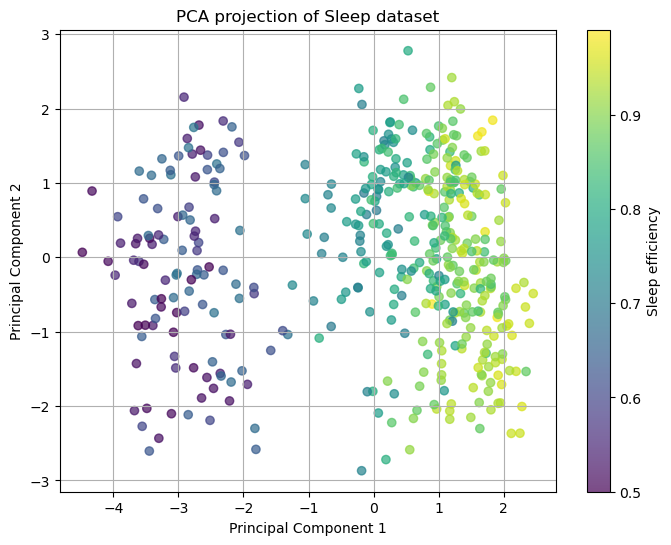
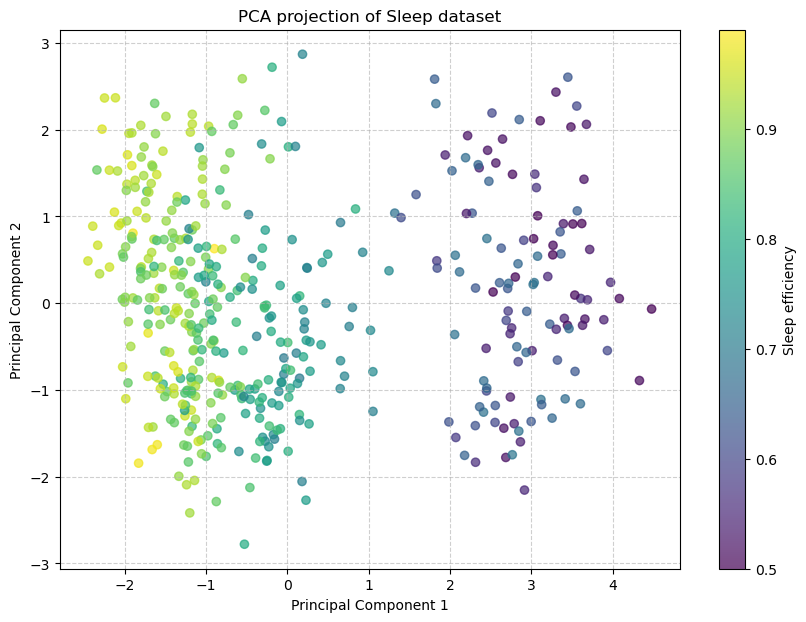
The notebook cell's code change between the first figure and the second:
--- before
+++ after
@@ -1,11 +1,14 @@
 import matplotlib.pyplot as plt
 
-plt.figure(figsize=(8, 6))
-plt.figure(figsize=(8,6))
+plt.figure(figsize=(10, 7))
 
-plt.scatter(projected[:,0], projected[:,1],
-            c=X['Sleep efficiency'],
-            cmap='viridis',
-            alpha=0.7)
+# Correction ici : on utilise .iloc pour accéder aux colonnes par position
+plt.scatter(
+    projected.iloc[:, 0], # Axe X (Composante 1)
+    projected.iloc[:, 1], # Axe Y (Composante 2)
+    c=df['Sleep efficiency'], # On prend la couleur dans le df d'origine
+    cmap='viridis',
+    alpha=0.7
+)
 
 plt.xlabel("Principal Component 1")
@@ -14,5 +17,4 @@
 
 plt.colorbar(label="Sleep efficiency")
-
-plt.grid(True)
+plt.grid(True, linestyle='--', alpha=0.6)
 plt.show()

Commit: update_prince